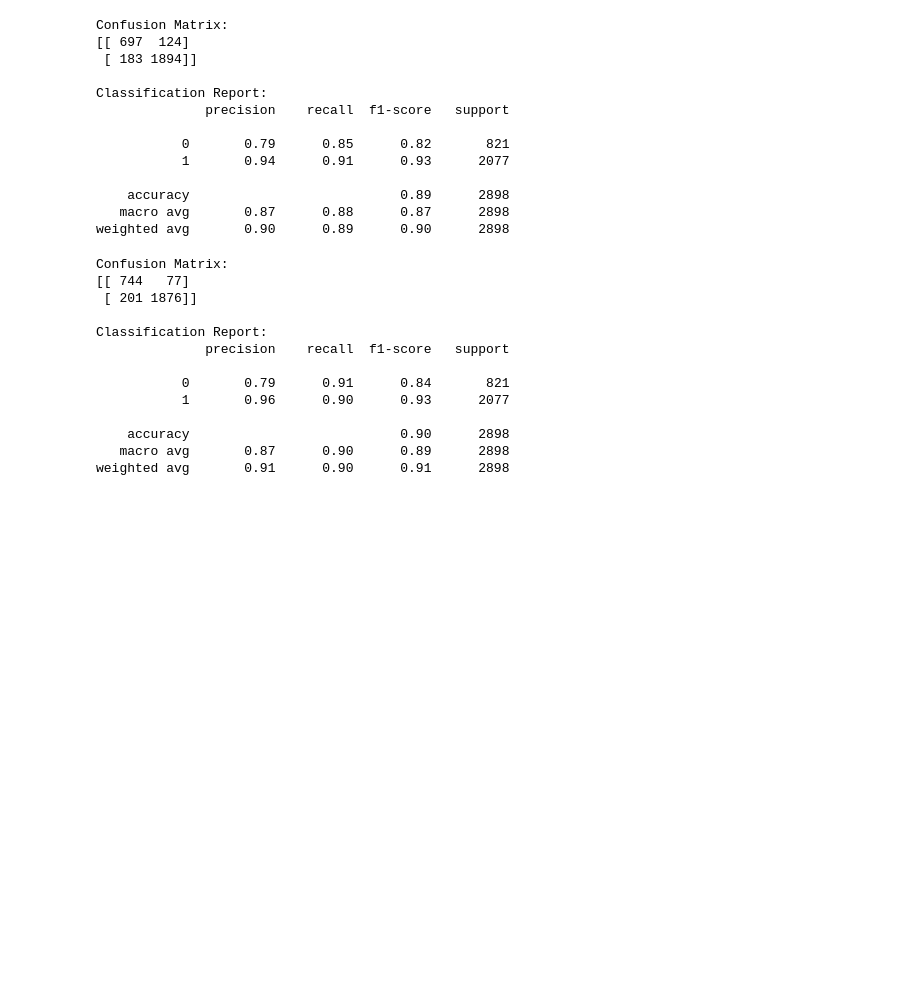
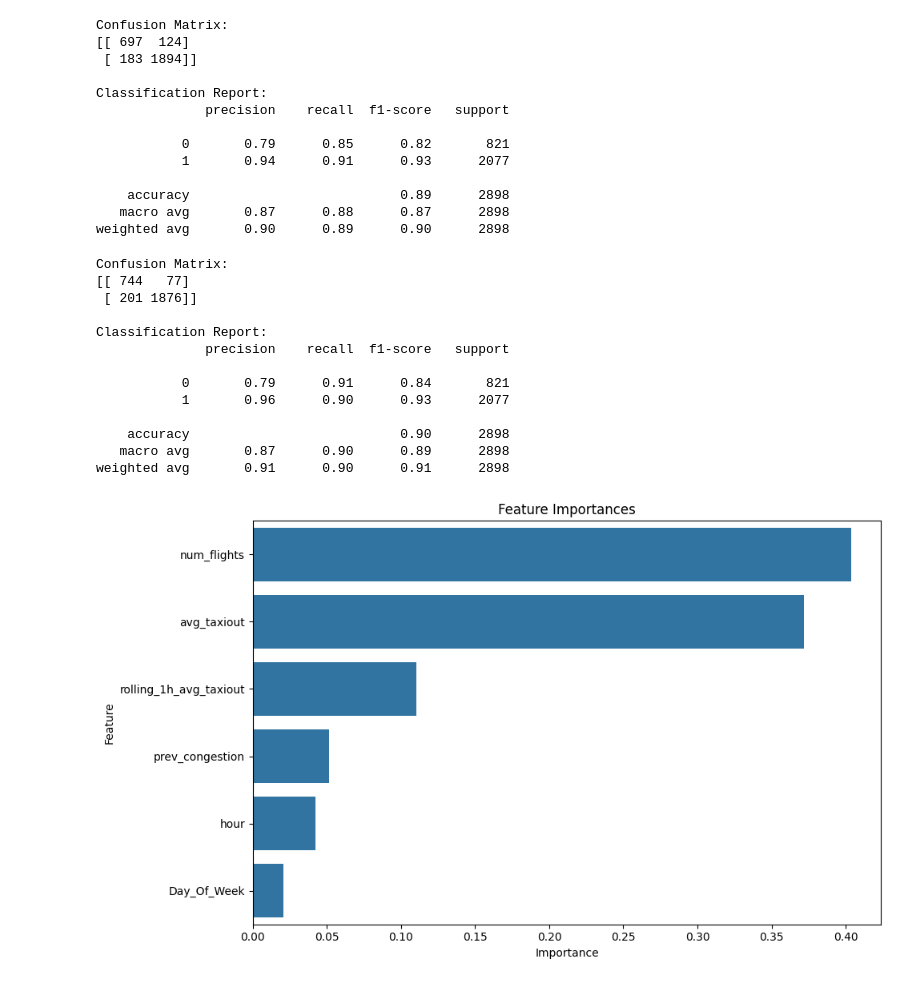
Before and after one commit to MauryaSamanta/Airport_Congestion_Predictor, a Jupyter notebook: notebook/eda.ipynb, the cells around one changed output. Cells and saved outputs as stored; diff of their text form; code cells hidden in the pictures; blank space fills up the shorter version.

```diff
--- a/notebook/eda.ipynb
+++ b/notebook/eda.ipynb
@@ -205,19 +205,20 @@ Classification Report:
     accuracy                           0.89      2898
    macro avg       0.87      0.88      0.87      2898
 weighted avg       0.90      0.89      0.90      2898
-# %%
-ModelTrainer.trainRandomForest(X_train, y_train, X_test, y_test)
-# %% [output]
-Confusion Matrix:
-[[ 744   77]
- [ 201 1876]]
-
-Classification Report:
-              precision    recall  f1-score   support
-
-           0       0.79      0.91      0.84       821
-           1       0.96      0.90      0.93      2077
-
-    accuracy                           0.90      2898
-   macro avg       0.87      0.90      0.89      2898
-weighted avg       0.91      0.90      0.91      2898
+# %%
+predicted_values=ModelTrainer.trainRandomForest(X_train, y_train, X_test, y_test)
+# %% [output]
+Confusion Matrix:
+[[ 744   77]
+ [ 201 1876]]
+
+Classification Report:
+              precision    recall  f1-score   support
+
+           0       0.79      0.91      0.84       821
+           1       0.96      0.90      0.93      2077
+
+    accuracy                           0.90      2898
+   macro avg       0.87      0.90      0.89      2898
+weighted avg       0.91      0.90      0.91      2898
+[figure, added]
```
Also changed, not shown: parts of 2 cells of this notebook, 2 other files.
